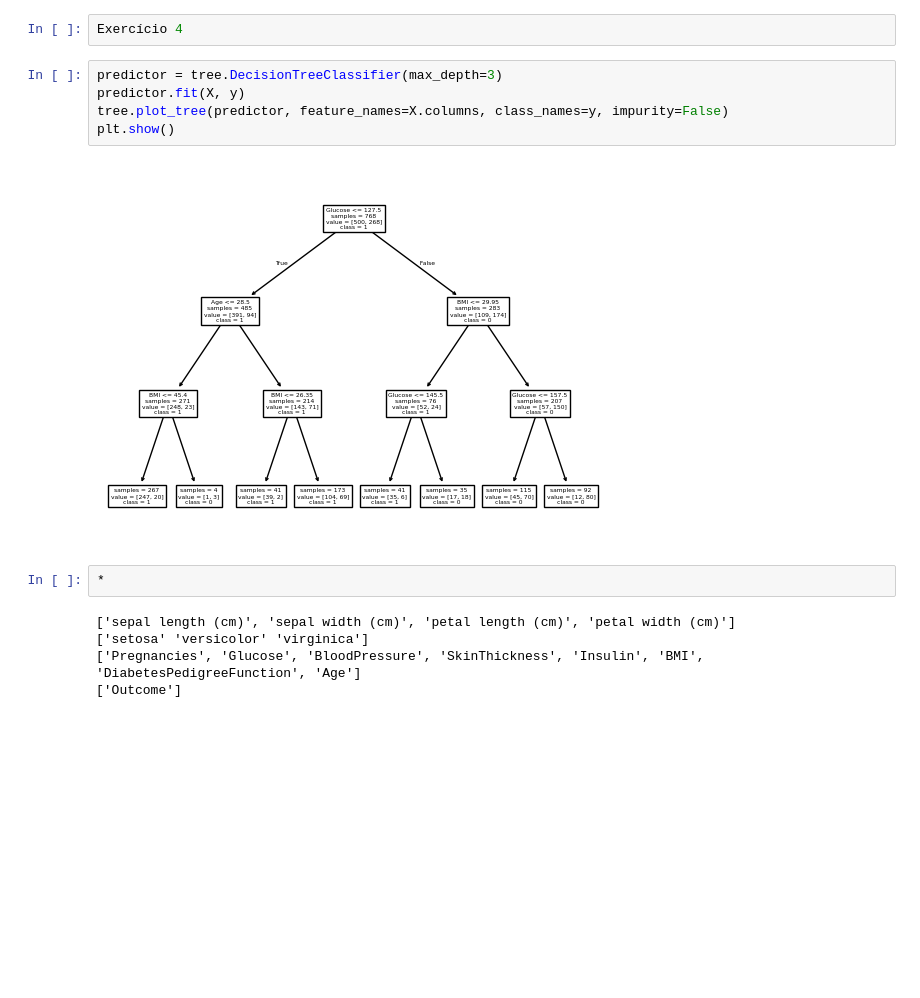
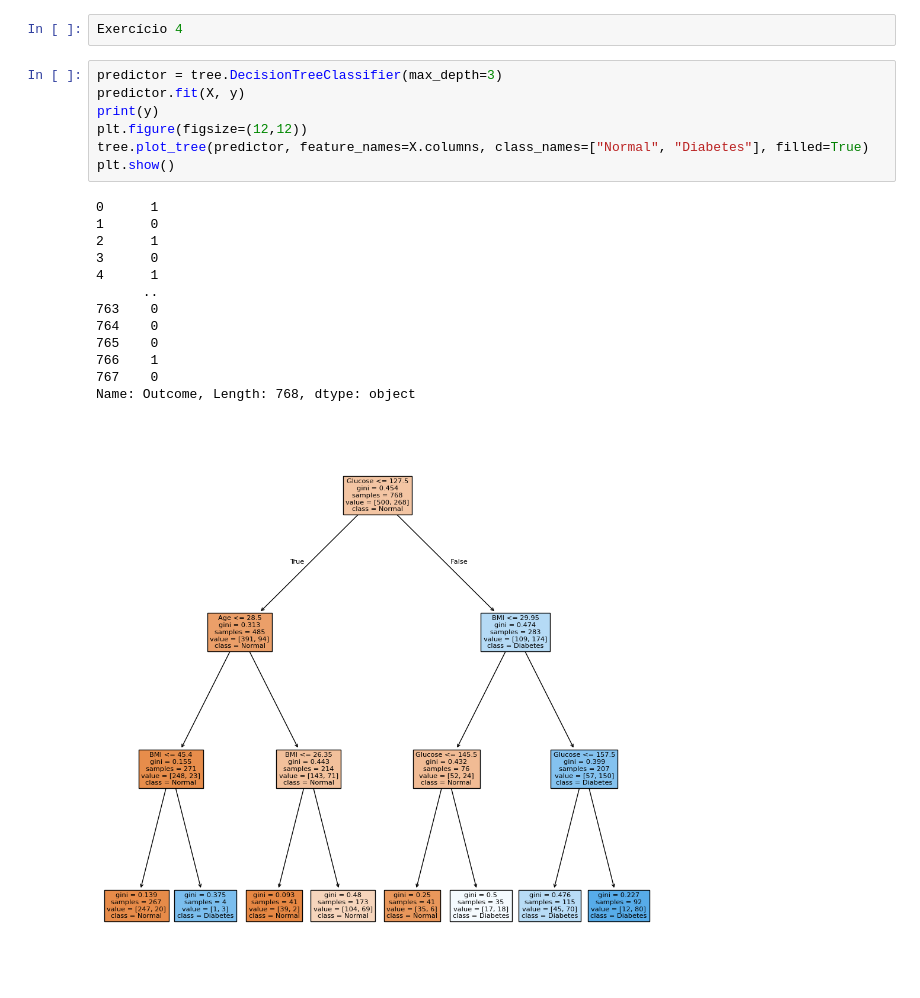
Before and after one commit to stfp04/Homework1, a Jupyter notebook: homework1.ipynb, the cells around one changed output. Drawn from its saved outputs; the diff is of its cells as text; blank space fills up the shorter version.

```diff
--- a/homework1.ipynb
+++ b/homework1.ipynb
@@ -128,14 +133,21 @@ Exercício 4
 # %%
 predictor = tree.DecisionTreeClassifier(max_depth=3)
 predictor.fit(X, y)
-tree.plot_tree(predictor, feature_names=X.columns, class_names=y, impurity=False)
+print(y)
+plt.figure(figsize=(12,12))
+tree.plot_tree(predictor, feature_names=X.columns, class_names=["Normal", "Diabetes"], filled=True)
 plt.show()
 # %% [output]
+0      1
+1      0
+2      1
+3      0
+4      1
+      ..
+763    0
+764    0
+765    0
+766    1
+767    0
+Name: Outcome, Length: 768, dtype: object
-[figure, old version]
+[figure, new version]
-# %%
-*
-# %% [output]
-['sepal length (cm)', 'sepal width (cm)', 'petal length (cm)', 'petal width (cm)']
-['setosa' 'versicolor' 'virginica']
-['Pregnancies', 'Glucose', 'BloodPressure', 'SkinThickness', 'Insulin', 'BMI', 'DiabetesPedigreeFunction', 'Age']
-['Outcome']
```
Also changed, not shown: parts of 6 cells of this notebook.
